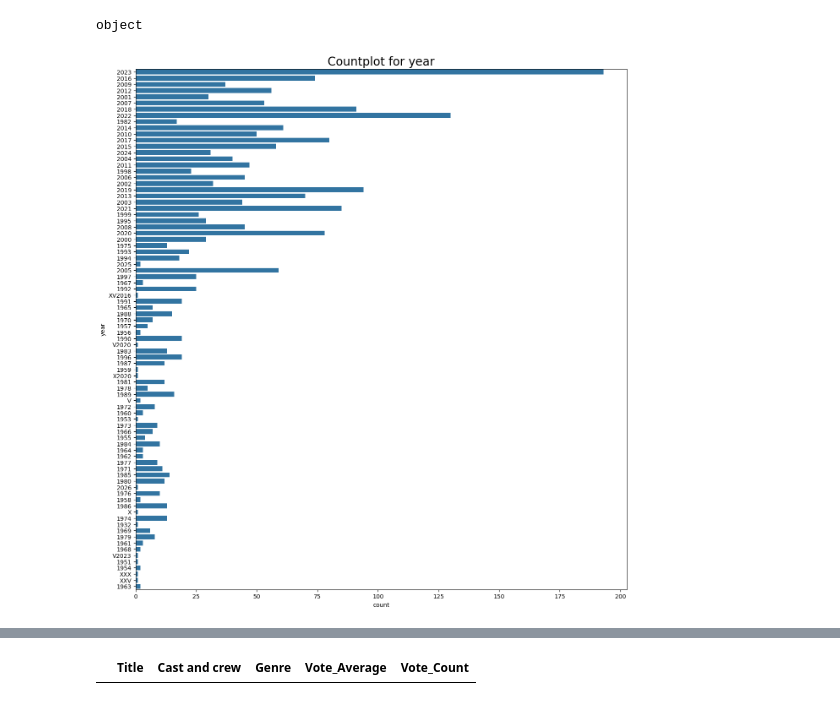
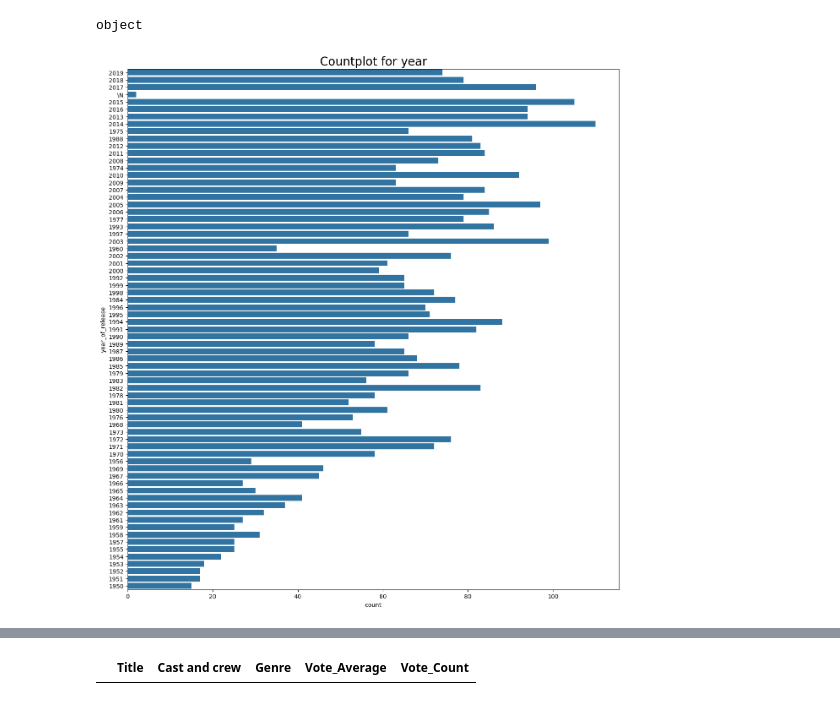
Before and after one commit to Viraj-Mathur/Movie-Recommender-System, a Jupyter notebook: hindi_recommender.ipynb, the cells around one changed output, grey strips where cells are left out. Saved outputs shown, nothing was run; the diff lists cells and outputs as text; code cells hidden in the pictures.

Commit message:
hindi movies recommender system added

```diff
--- a/hindi_recommender.ipynb
+++ b/hindi_recommender.ipynb
@@ -54,0 +77,2 @@ df = raw_data[['genre','movie_name','year','cast', 'director']]
+# %%
+df['title_x'] = df['title_x'].str.replace(r' \(film\)', '', regex=True, case=False)
@@ -54,0 +94,4 @@ df = raw_data[['genre','movie_name','year','cast', 'director']]
+# %%
+df['title_x'] = df['title_x'].apply(lambda x: re.sub(r'\s*[\(\[].*?[\)\]]\s*$', '', x))
+# %%
+df['title_x'] = df['title_x'].apply(lambda x: re.sub(r'\s*\([^)]*\)\s*$', '', x))
@@ -87,5 +144,5 @@ df
 # %%
-# Ensure 'movie_name' column is of string type
-df['movie_name'] = df['movie_name'].astype(str)
+# Ensure 'title_y' column is of string type
+df['title_x'] = df['title_x'].astype(str)
 # %%
 # Optional: Check if the conversion was successful
@@ -94,10 +151,10 @@ print(df['movie_name'].dtype)  # Should output: object
 object
 # %%
 plt.figure(figsize=[15,16])
-sns.countplot(data=df, y='year')
+sns.countplot(data=df, y='year_of_release')
 plt.title('Countplot for year', fontsize = 20)
 plt.show()
 # %% [output]
-[figure, old version]
+[figure, new version]
 # %%
 # Now we are not using year column also
```
Also changed, not shown: parts of 82 cells of this notebook, 11 other files.
